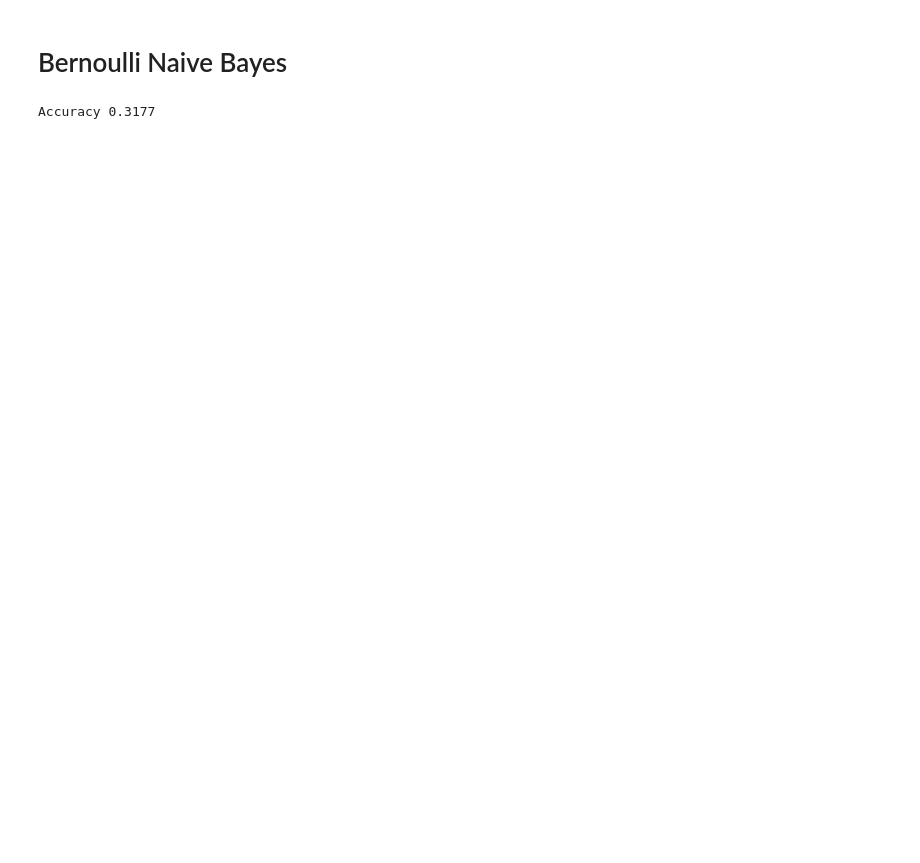
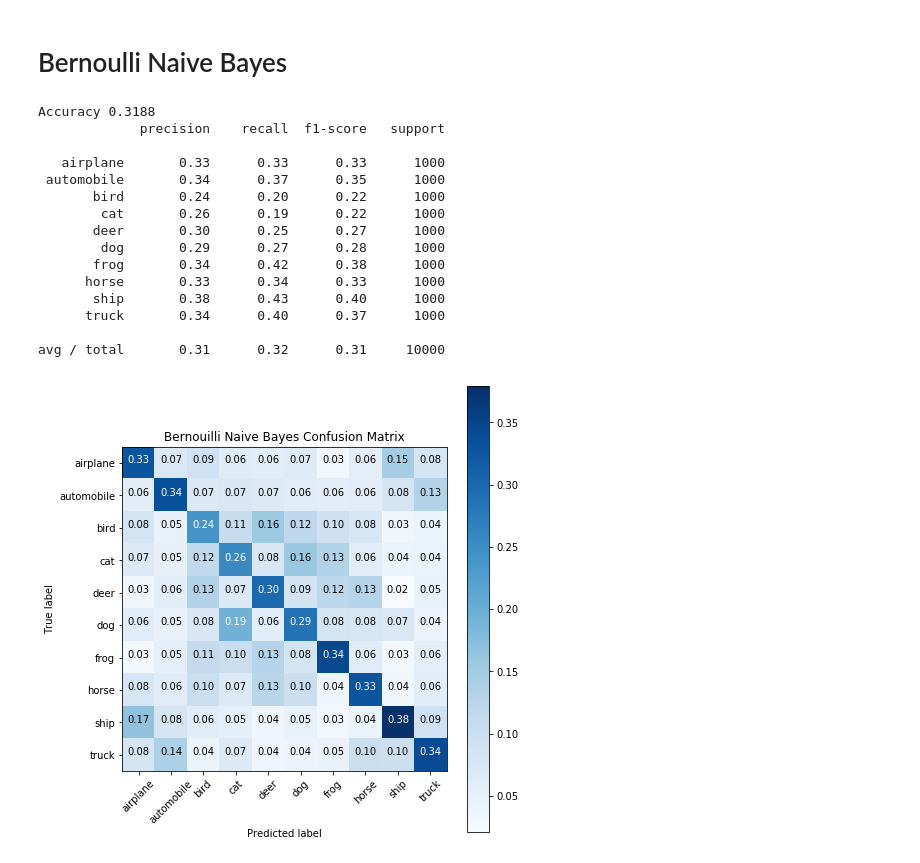
Before and after one commit to AhmedAmineDAOU/MachineLearningProject, a Jupyter notebook: CIFAR-10/NB.ipynb, the cells around one changed output. Cells and saved outputs as stored; diff of their text form; code cells hidden in the pictures; blank space fills up the shorter version.

```diff
--- a/CIFAR-10/NB.ipynb
+++ b/CIFAR-10/NB.ipynb
@@ -109,8 +189,32 @@ Accuracy 0.2433
 # Bernoulli Naive Bayes
 # %%
 from sklearn.naive_bayes import BernoulliNB
+
+
 bnb = BernoulliNB()
 y_pred1=bnb.fit(x_train, y_train1).predict(x_test)
 print("Accuracy",sum(y_test1 == y_pred1)/10000)
+print(classification_report(y_test1, y_pred1, target_names=ten))
+conf_matrix = confusion_matrix(y_pred1, y_test1)
+np.set_printoptions(precision=2)
+
+plt.figure(figsize=(7,7))
+plot_confusion_matrix(conf_matrix, classes=ten, normalize=True,
+                      title='Bernouilli Naive Bayes Confusion Matrix')
 # %% [output]
-Accuracy 0.3177
+Accuracy 0.3188
+             precision    recall  f1-score   support
+
+   airplane       0.33      0.33      0.33      1000
+ automobile       0.34      0.37      0.35      1000
+       bird       0.24      0.20      0.22      1000
+        cat       0.26      0.19      0.22      1000
+       deer       0.30      0.25      0.27      1000
+        dog       0.29      0.27      0.28      1000
+       frog       0.34      0.42      0.38      1000
+      horse       0.33      0.34      0.33      1000
+       ship       0.38      0.43      0.40      1000
+      truck       0.34      0.40      0.37      1000
+
+avg / total       0.31      0.32      0.31     10000
+[figure, added]
```
Also changed, not shown: parts of 7 cells of this notebook, 1 other file.
